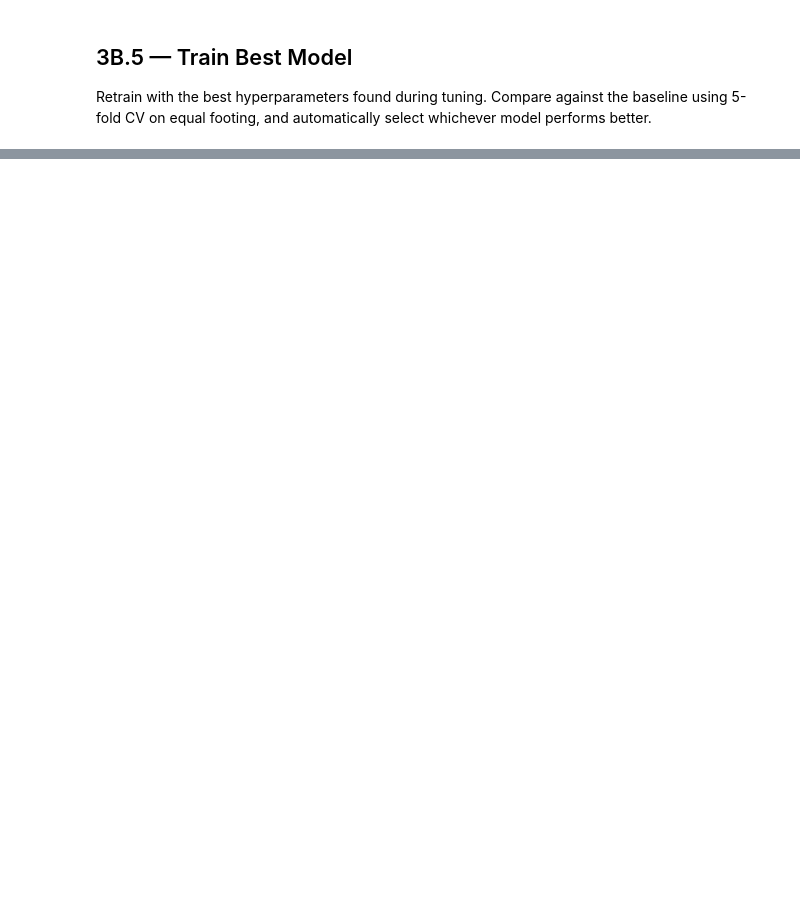
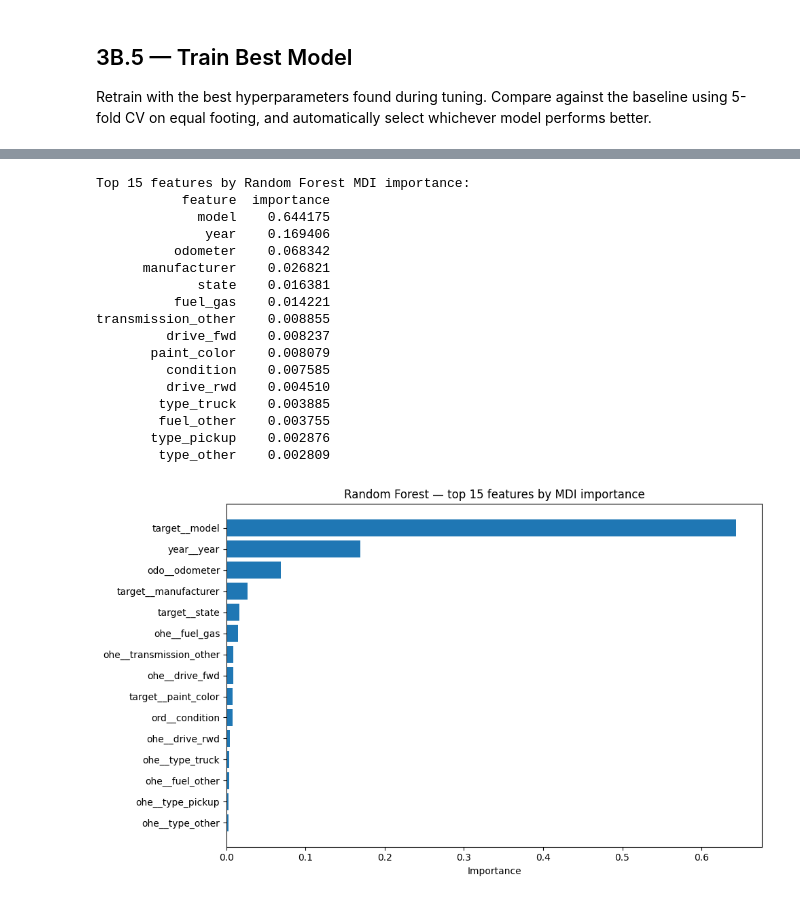
Before and after one commit to AcarBasaran/Predictive-Modeling-of-US-Used-Vehicle-Prices, a Jupyter notebook: notebooks/03b_random_forest.ipynb, the cells around one changed output, grey strips where cells are left out. Saved outputs shown, nothing was run; the diff lists cells and outputs as text; code cells hidden in the pictures; blank space fills up the shorter version.

```diff
--- a/notebooks/03b_random_forest.ipynb
+++ b/notebooks/03b_random_forest.ipynb
@@ -244,0 +307,42 @@ Saving the tuned model:
+# %%
+# 3B.7 — Feature Importance
+feature_names = X_train_processed.columns.tolist()
+importances = rf_best.feature_importances_
+
+# Top 15 table
+top_idx = np.argsort(importances)[::-1][:15]
+
+# Clean up column names for display (strip transformer prefix)
+display_names = [n.split('__', 1)[-1] if '__' in n else n for n in feature_names]
+
+print("Top 15 features by Random Forest MDI importance:")
+print(pd.DataFrame({
+    "feature":    [display_names[i] for i in top_idx],
+    "importance": importances[top_idx],
+}).to_string(index=False))
+
+# Plot via utils for cross-notebook consistency
+fig, ax = plt.subplots(figsize=(10, 6))
+plot_feature_importances(importances, feature_names, n=15, ax=ax,
+                         title="Random Forest — top 15 features by MDI importance")
+plt.tight_layout()
+plt.show()
+# %% [output]
+Top 15 features by Random Forest MDI importance:
+           feature  importance
+             model    0.644175
+              year    0.169406
+          odometer    0.068342
+      manufacturer    0.026821
+             state    0.016381
+          fuel_gas    0.014221
+transmission_other    0.008855
+         drive_fwd    0.008237
+       paint_color    0.008079
+         condition    0.007585
+         drive_rwd    0.004510
+        type_truck    0.003885
+        fuel_other    0.003755
+       type_pickup    0.002876
+        type_other    0.002809
+[figure, added]
```
Also changed, not shown: parts of 29 cells of this notebook, 1 other file.
